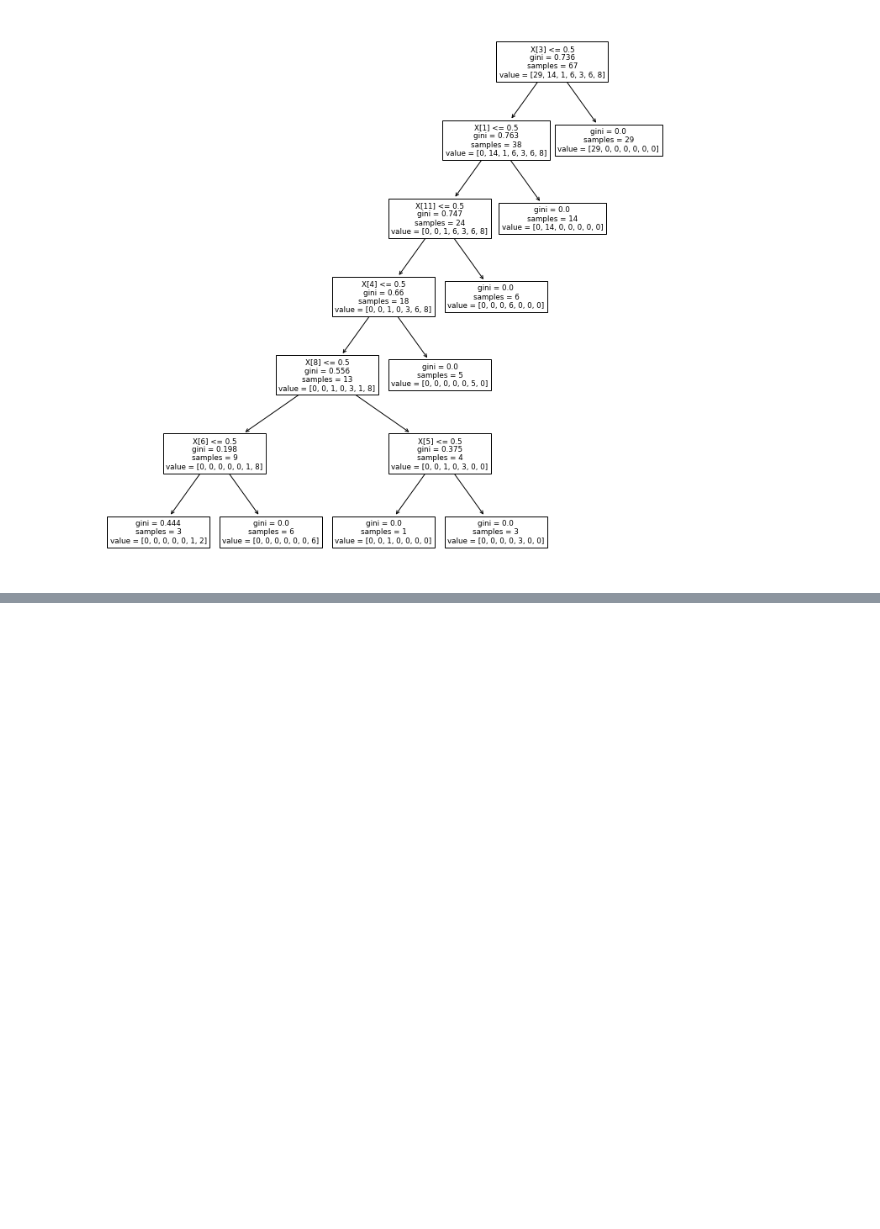
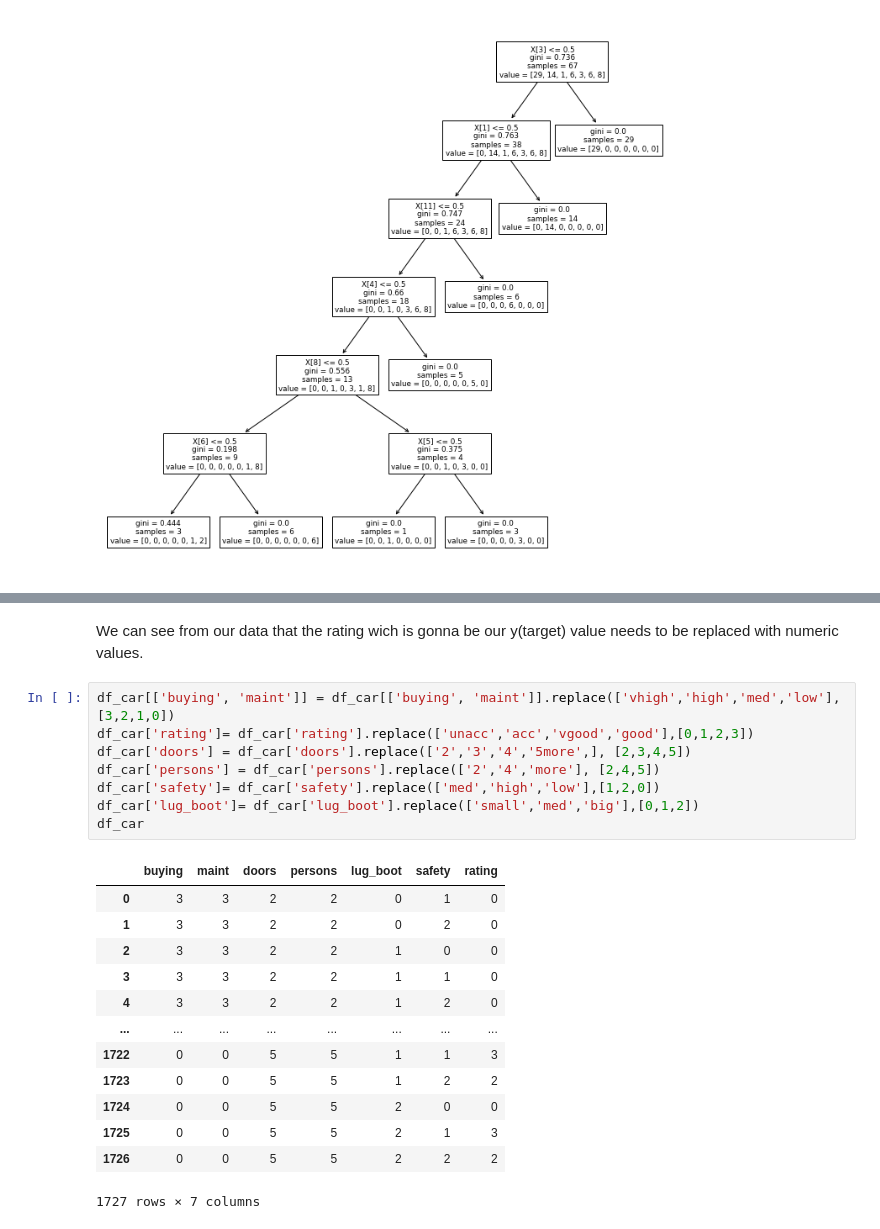
Before and after one commit to lorenzodemiri/Exercise_Strive, a Jupyter notebook: ai-f20-m3/d8_dec_rand_tree/01_decision_tree_test.ipynb, the cells around one changed output, grey strips where cells are left out. Drawn from its saved outputs; the diff is of its cells as text; blank space fills up the shorter version.

```diff
--- a/ai-f20-m3/d8_dec_rand_tree/01_decision_tree_test.ipynb
+++ b/ai-f20-m3/d8_dec_rand_tree/01_decision_tree_test.ipynb
@@ -504,0 +566,24 @@ plt.show()
+# %% [markdown]
+We can see from our data that the rating wich is gonna be our y(target) value needs to be replaced with numeric values.
+# %%
+df_car[['buying', 'maint']] = df_car[['buying', 'maint']].replace(['vhigh','high','med','low'],[3,2,1,0])
+df_car['rating']= df_car['rating'].replace(['unacc','acc','vgood','good'],[0,1,2,3])
+df_car['doors'] = df_car['doors'].replace(['2','3','4','5more',], [2,3,4,5])
+df_car['persons'] = df_car['persons'].replace(['2','4','more'], [2,4,5])
+df_car['safety']= df_car['safety'].replace(['med','high','low'],[1,2,0])
+df_car['lug_boot']= df_car['lug_boot'].replace(['small','med','big'],[0,1,2])
+df_car
+# %% [output]
+|  | buying | maint | doors | persons | lug_boot | safety | rating |
+| 0 | 3 | 3 | 2 | 2 | 0 | 1 | 0 |
+| 1 | 3 | 3 | 2 | 2 | 0 | 2 | 0 |
+| 2 | 3 | 3 | 2 | 2 | 1 | 0 | 0 |
+| 3 | 3 | 3 | 2 | 2 | 1 | 1 | 0 |
+| 4 | 3 | 3 | 2 | 2 | 1 | 2 | 0 |
+| ... | ... | ... | ... | ... | ... | ... | ... |
+| 1722 | 0 | 0 | 5 | 5 | 1 | 1 | 3 |
+| 1723 | 0 | 0 | 5 | 5 | 1 | 2 | 2 |
+| 1724 | 0 | 0 | 5 | 5 | 2 | 0 | 0 |
+| 1725 | 0 | 0 | 5 | 5 | 2 | 1 | 3 |
+| 1726 | 0 | 0 | 5 | 5 | 2 | 2 | 2 |
+1727 rows × 7 columns
```
Also changed, not shown: parts of 17 cells of this notebook, 1 other file.
